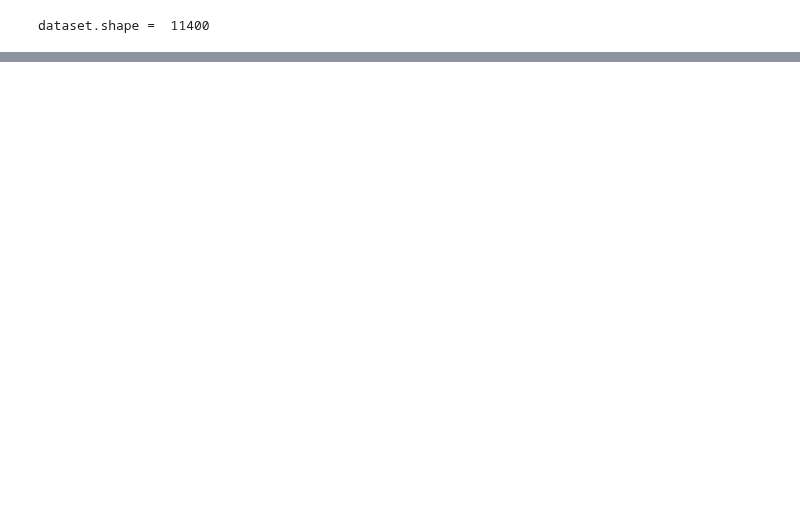
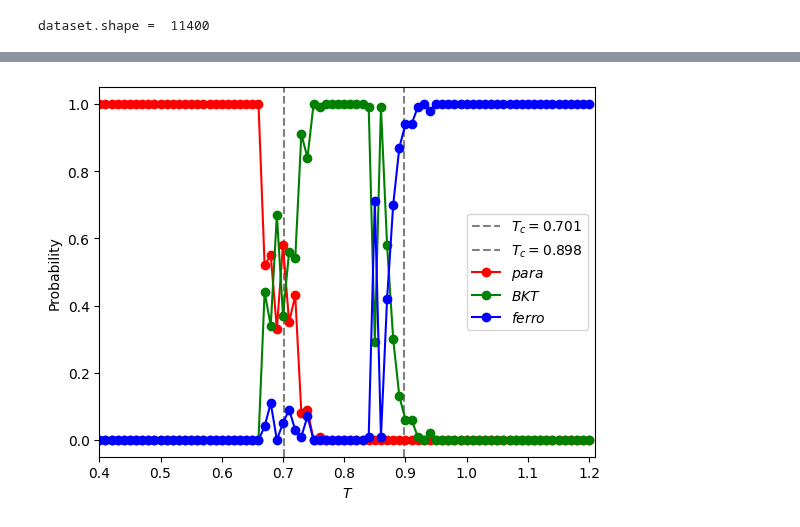
Before and after one commit to tatsuya0926/spin-configuration-learning, a Jupyter notebook: learning/train/train_cnn_Clock_q=6.ipynb, the cells around one changed output, grey strips where cells are left out. Saved outputs shown, nothing was run; the diff lists cells and outputs as text; code cells hidden in the pictures; blank space fills up the shorter version.

```diff
--- a/learning/train/train_cnn_Clock_q=6.ipynb
+++ b/learning/train/train_cnn_Clock_q=6.ipynb
@@ -215,59 +217,82 @@ weighted avg     0.9996    0.9996    0.9996      2280
 K-FOLD CROSS VALIDATION RESULTS FOR 5 FOLDS
 Done.
 # %%
-_, test_dataset = create_train_data_hold_out(prm_list=prm_list, ndata=ndata, T_cr_1=T_cr_1, T_cr_2=T_cr_2, exclude_T=(0.65, 0.76, 0.84, 0.95), total_label=3)
+_, test_dataset = create_train_data_hold_out(
+        prm_list=prm_list,
+        ndata=ndata,
+        T_cr_1=T_cr_1,
+        T_cr_2=T_cr_2,
+        exclude_T=(0.65, 0.76, 0.84, 0.95),
+        total_label=3
+    )
 test_loader = DataLoader(test_dataset, batch_size=BATCH_SIZE, shuffle=False)
+
+
+def pred_count(sum_pred_0, sum_pred_1, sum_pred_2, prediction):
+    if prediction == 0:
+        sum_pred_0 += 1
+    elif prediction == 1:
+        sum_pred_1 += 1
+    else:
+        sum_pred_2 += 1
+    return sum_pred_0, sum_pred_1, sum_pred_2
+
 
 xs, y1s, y2s, y3s, temps = [], [], [], [], []
 prediction = []
-sum_pred = 0
+sum_pred_0, sum_pred_1, sum_pred_2 = 0, 0, 0
 count = 0
 
 model.eval()
 for data, temp, target in test_loader:
     data = data.to(device)
     output = model(data)
     pred = output.argmax(dim=1, keepdim=False)
     prediction += list(pred.cpu().numpy())
     temps += list(temp.cpu().numpy())
 # print(len(prediction), len(temps))
 
 for i in range(len(test_dataset)):
     if i == 0:
-        sum_pred += prediction[i]
+        sum_pred_0, sum_pred_1, sum_pred_2 = pred_count(
+            sum_pred_0, sum_pred_1, sum_pred_2, prediction[i])
         count += 1
         xs.append(temps[i])
     else:
         if temps[i] != temps[i-1]:
-            # y1s, y2sに格納
-            # prob = sum_pred/count
-            # y1s.append(1 - prob)
-            # y2s.append(prob)
-            # y3s.append(prob)
+            # 格納
+            y1s.append(sum_pred_0/count)
+            y2s.append(sum_pred_1/count)
+            y3s.append(sum_pred_2/count)
 
-            sum_pred = 0
+            sum_pred_0, sum_pred_1, sum_pred_2 = 0, 0, 0
             count = 0
-            sum_pred += prediction[i]
+            sum_pred_0, sum_pred_1, sum_pred_2 = pred_count(
+                sum_pred_0, sum_pred_1, sum_pred_2, prediction[i])
             count += 1
             xs.append(temps[i])
         elif i == len(test_dataset)-1:
-            # y1s, y2sに格納
-            prob = sum_pred/count
-            y1s.append(1 - prob)
-            y2s.append(prob)
-            y3s.append(prob)
+            # 格納
+            y1s.append(sum_pred_0/count)
+            y2s.append(sum_pred_1/count)
+            y3s.append(sum_pred_2/count)
         else:
-            sum_pred += prediction[i]
+            sum_pred_0, sum_pred_1, sum_pred_2 = pred_count(
+                sum_pred_0, sum_pred_1, sum_pred_2, prediction[i])
             count += 1
 # print(len(xs), len(y1s), len(y2s), len(y3s))
 
-plt.axvline(x=T_cr_1, ymin=0, ymax=1, ls="dashed", color="gray", label=r"$T_c={}$".format(T_cr_1))
-plt.axvline(x=T_cr_2, ymin=0, ymax=1, ls="dashed", color="gray", label=r"$T_c={}$".format(T_cr_2))
-plt.xlim(t_start,t_end)
+plt.axvline(x=T_cr_1, ymin=0, ymax=1, ls="dashed",
+            color="gray", label=r"$T_c={}$".format(T_cr_1))
+plt.axvline(x=T_cr_2, ymin=0, ymax=1, ls="dashed",
+            color="gray", label=r"$T_c={}$".format(T_cr_2))
+plt.xlim(t_start, t_end)
 plt.plot(xs, y1s, label=r"$para$", marker="o", color="red")
 plt.plot(xs, y2s, label=r"$BKT$", marker="o", color="green")
 plt.plot(xs, y3s, label=r"$ferro$", marker="o", color="blue")
 plt.legend()
 plt.xlabel(r"$T$")
 plt.ylabel(r"Probability")
 plt.show()
+# %% [output]
+[figure, added]
```
Also changed, not shown: parts of 3 cells of this notebook, 5 other files.
